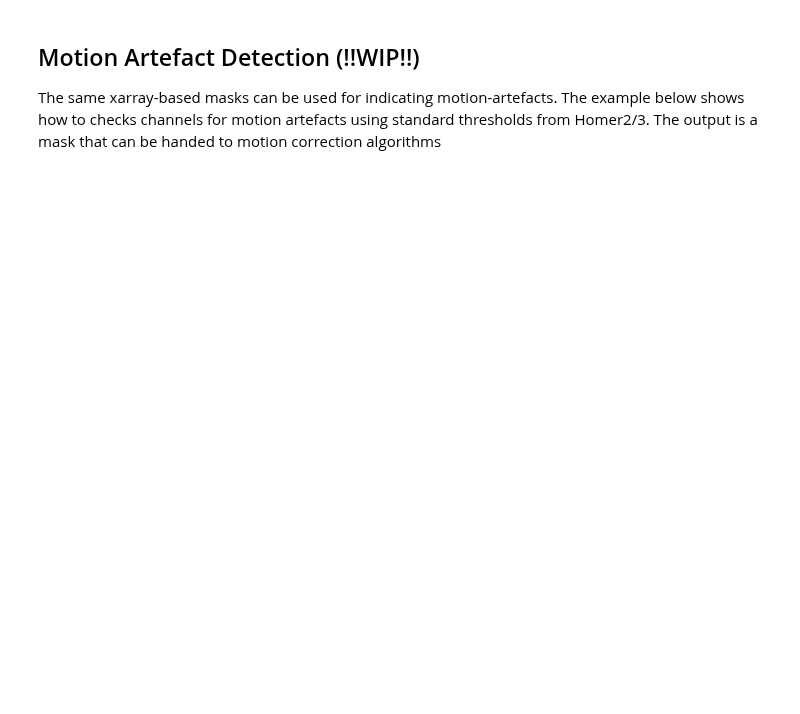
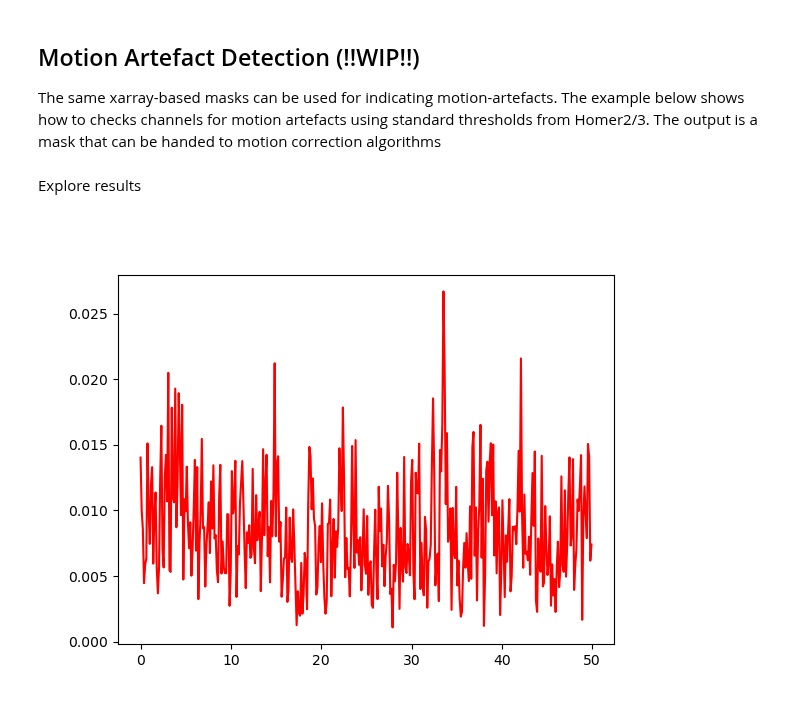
Before and after one commit to ibs-lab/cedalion, a Jupyter notebook: examples/pruning_and_motion_artifacts.ipynb, the cells around one changed output. Saved outputs shown, nothing was run; the diff lists cells and outputs as text; code cells hidden in the pictures; blank space fills up the shorter version.

```diff
--- a/examples/pruning_and_motion_artifacts.ipynb
+++ b/examples/pruning_and_motion_artifacts.ipynb
@@ -244,6 +273,8 @@ List of pruned channels: ['S1D1' 'S1D9' 'S2D10' 'S3D2' 'S3D11' 'S4D4' 'S4D12' 'S
 # %% [markdown]
 ## Motion Artefact Detection (!!WIP!!)
 The same xarray-based masks can be used for indicating motion-artefacts. The example below shows how to checks channels for motion artefacts using standard thresholds from Homer2/3. The output is a mask that can be handed to motion correction algorithms
+# %% [markdown]
+Explore results
 # %%
 # Plot some data for visual validation
 """ f,ax = p.subplots(1,1, figsize=(12,4))
@@ -251,41 +282,51 @@ ax.plot(od.time, od.sel(channel="S3D3", wavelength="760"), "r-", label="S3D3 - 8
 p.legend()
 ax.set_xlabel("time / s")
 ax.set_ylabel("OD / a.u.")
  """
 
 fNIRSdata = data.od
 # Coming soon
 
 
 t_motion = 0.5*units.s
 t_mask = 1.0*units.s
 stdev_thresh = 5.0
 amp_thresh = 5.0
 global_flag = False
 
 
 channel_mask = xrutils.mask(fNIRSdata, True)
 
 # calculate the "std_diff", the standard deviation of the approx 1st derivative of
 # each channel over time
 std_diff = fNIRSdata.diff(dim="time").std(dim="time")
 
 # calculate max_diff for each channel for different time delays
 
 #t_motion in samples rounded to the nearest sample, recast as int
 t_motion_samples = t_motion / fNIRSdata.time.diff(dim="time").mean()
 t_motion_samples = int(t_motion_samples.round())
 
-# Initialize max_diff as an xarray with the same shape as fNIRSdata minus one in the time dimension.
-max_diff = xr.zeros_like(fNIRSdata, dtype=float)
+# calculate the differences across different time shifts from 1 to t_motion_samples
+diff = []
+for ii in range(1, t_motion_samples):
+    # Shift the data by X samples to the left in the 'time' dimension
+    shifted_data = fNIRSdata.shift(time=-ii,fill_value=0)
+    # zero padding of original data where shifted data is shorter
+    fNIRSdata0 =fNIRSdata.copy()
+    strt_zeroidx = fNIRSdata0.time[-ii]
+    fNIRSdata0.loc[dict(time=slice(strt_zeroidx, None))] = 0
+    # calc differences
+    diff.append(abs(fNIRSdata - shifted_data))
 
-# Loop over the range from 1 to t_motion_samples
-for ii in range(1, t_motion_samples):
-    # Shift the data by X samples in the 'time' dimension
-    shifted_data = fNIRSdata.shift(time=ii)
-    diff = fNIRSdata - shifted_data
-    # Update max_diff with the maximum of current max_diff and the new diff_padded
-    max_diff = xr.where(diff>max_diff, diff, max_diff)
+# concatenate the list of xarrays into a single xarray along a new dimension called "diff"
+diff = xr.concat(diff, dim="diff")
+# calculate the maximum along "diff" and assign it to max_diff
+max_diff = diff.max(dim="diff")
 
-
-max_diff
+# plot data
+p.figure()
+p.plot(max_diff.sel(time=slice(0,50)).time, max_diff.sel(channel="S3D3", wavelength="760", time=slice(0,50)), "r-", label="maxdiff")
+p.show()
+# %% [output]
+[figure, added]
```
Also changed, not shown: parts of 3 cells of this notebook, 1 other file.
